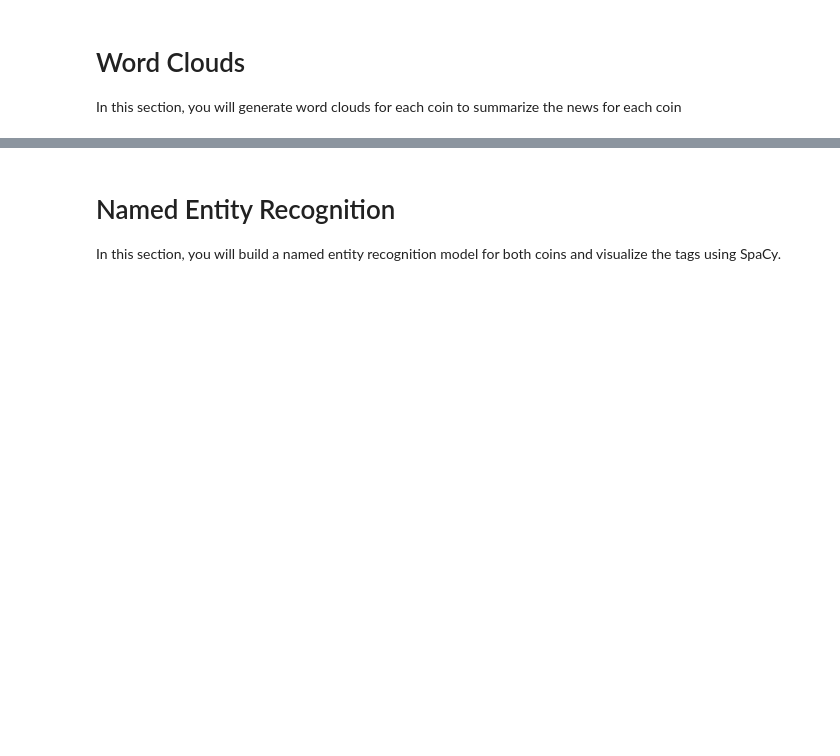
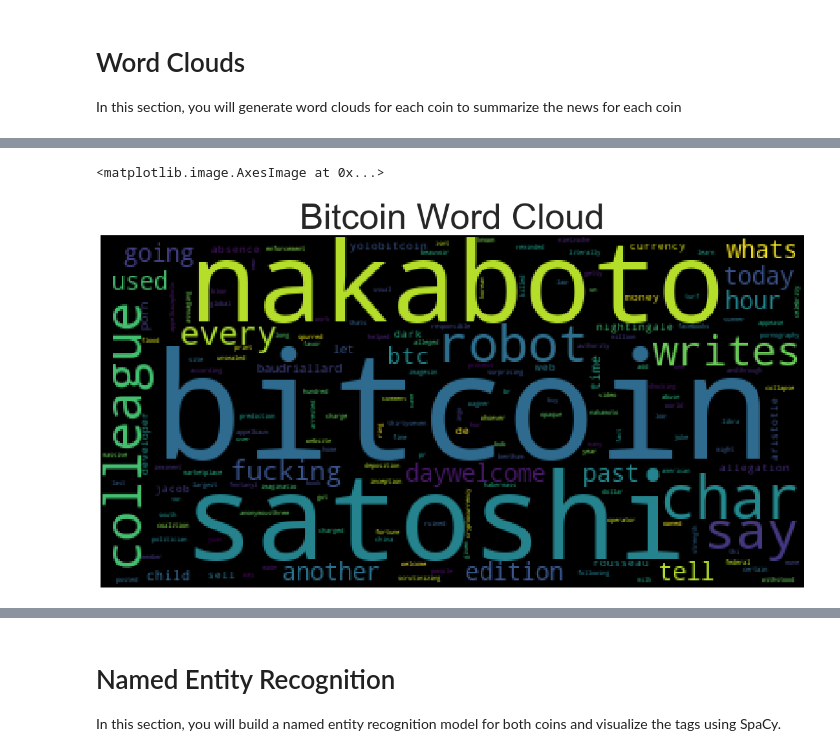
Before and after one commit to joshmiller32/Cryptocurrency_Sentiment_Analysis, a Jupyter notebook: crypto_sentiment.ipynb, the cells around one changed output, grey strips where cells are left out. Drawn from its saved outputs; the diff is of its cells as text; code cells hidden in the pictures; blank space fills up the shorter version.

```diff
--- a/crypto_sentiment.ipynb
+++ b/crypto_sentiment.ipynb
@@ -240,13 +238,16 @@ In this section you will look at the ngrams and word frequency for each coin.
 # %%
 from collections import Counter
 from nltk import ngrams
-# %%
-from pandas.core.common import flatten
-
-
-# Generate the Bitcoin N-grams where N=2
-bitcoin_df['tokens'][0]
-for token in bitcoin_df['tokens']:
-    string.append(token)
-flat_list = list(flatten(string))
-flat_list
+# %%
+# Generate the Bitcoin N-grams where N=2
+def big_list_maker(token_lists):
+    # Takes a list of tokens from each row from a df column
+    # and returns one large list
+    big_list = []
+    for list in token_lists:
+        for token in list:
+            big_list.append(token)
+    return big_list
+
+bit_coin_bigrams_count = Counter(ngrams(big_list_maker(bitcoin_df['tokens']), n = 2))
+bit_coin_bigrams_count.most_common(10)
@@ -324,0 +325,11 @@ mpl.rcParams['figure.figsize'] = [20.0, 10.0]
+# %%
+# Generate the Bitcoin word cloud
+token_list = big_list_maker(bitcoin_df['tokens'])
+input_words = ' '.join(token_list)
+wc = WordCloud(collocations = False).generate(input_words)
+plt.axis('off')
+plt.title('Bitcoin Word Cloud', fontdict = {'fontsize' : 55})
+plt.imshow(wc)
+# %% [output]
+<matplotlib.image.AxesImage at 0x...>
+[figure, added]
```
Also changed, not shown: parts of 22 cells of this notebook.
